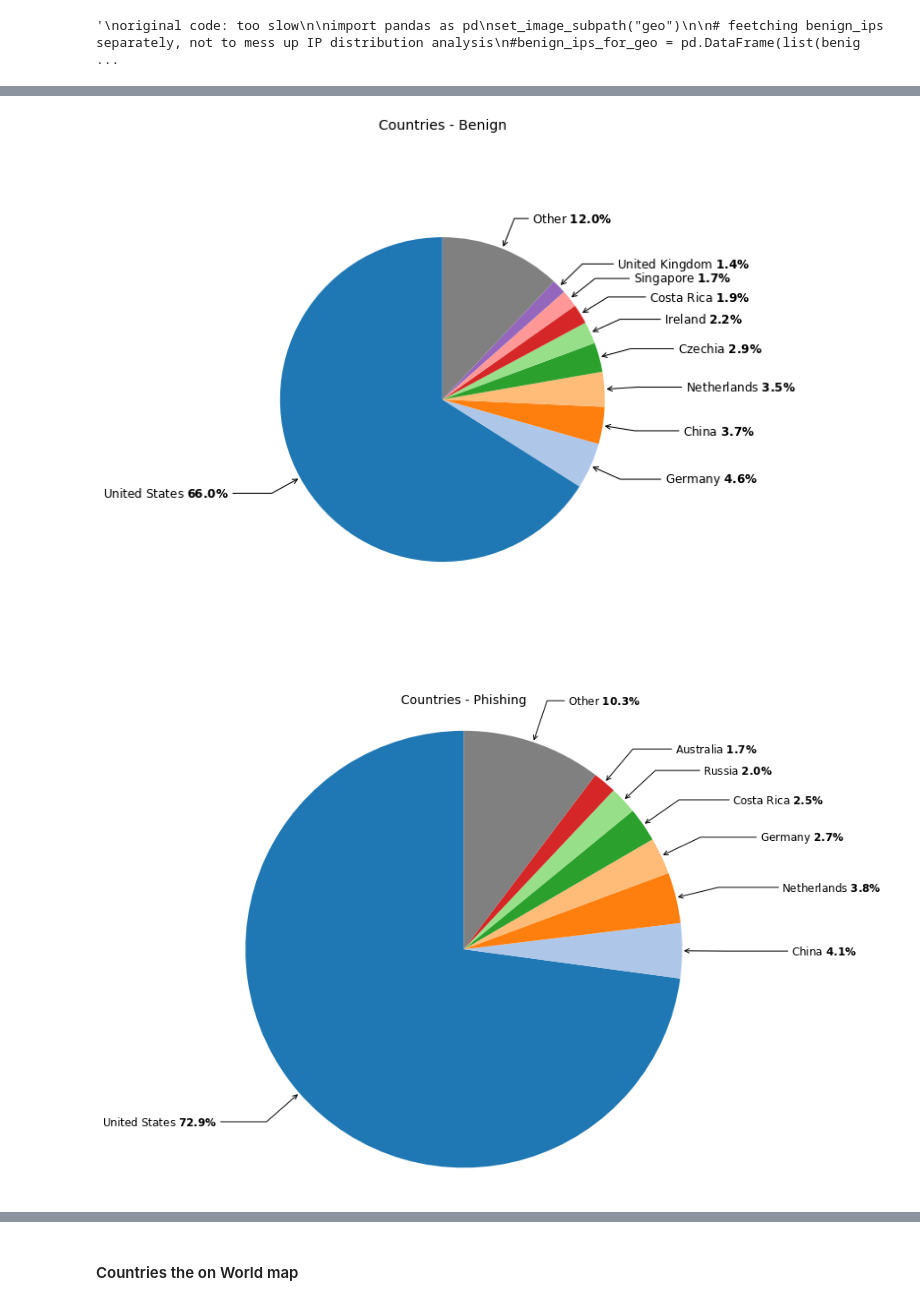
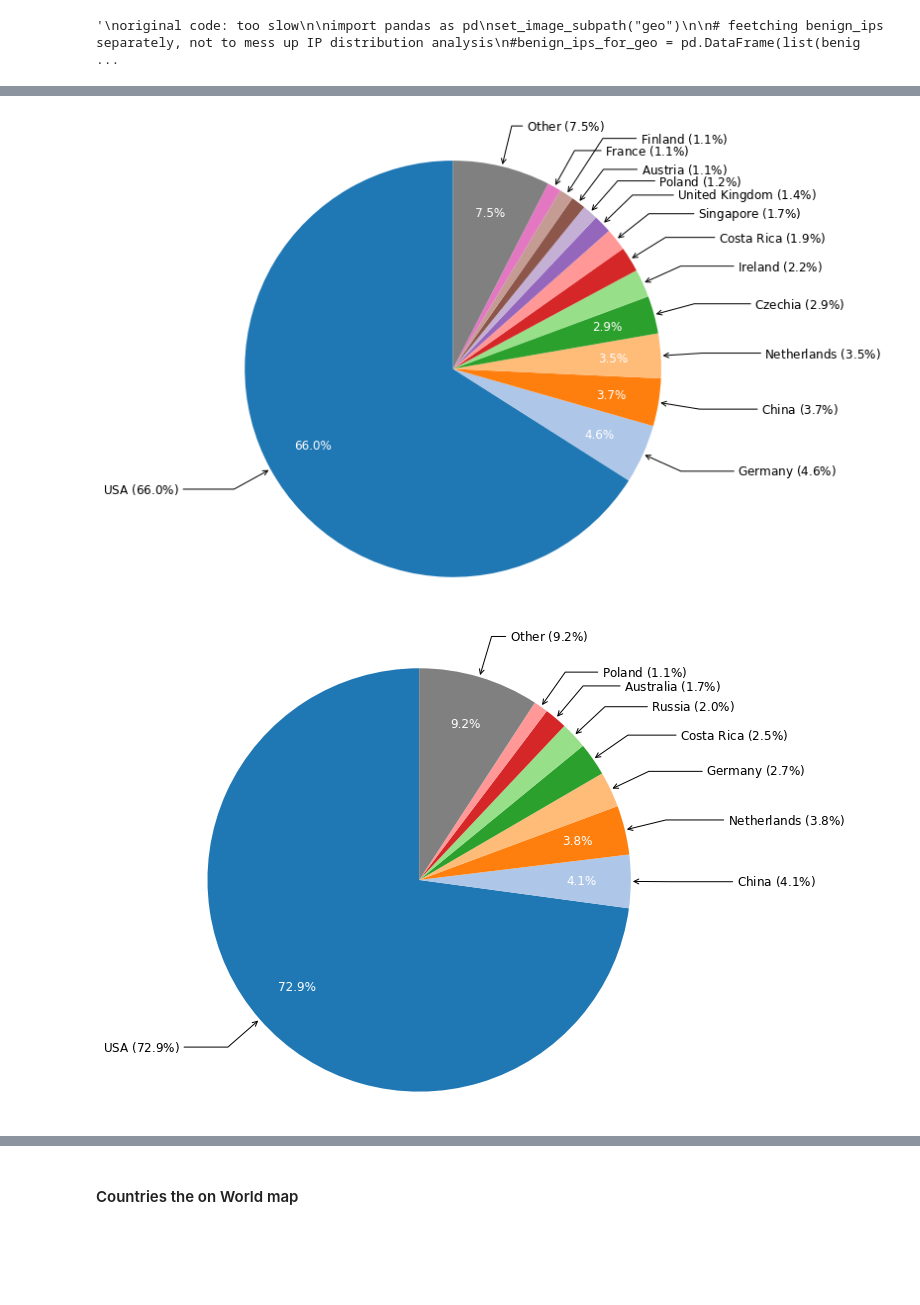
Before and after one commit to WitchoutName/pp-research-tools, a Jupyter notebook: MongoAnalysis.ipynb, the cells around one changed output, grey strips where cells are left out. Cells and saved outputs as stored; diff of their text form; code cells hidden in the pictures; blank space fills up the shorter version.

```diff
--- a/MongoAnalysis.ipynb
+++ b/MongoAnalysis.ipynb
@@ -1277,21 +1400,27 @@ misp_geo_df
 # %%
+set_image_subpath("geo")
+
+# Replace "United States" with "USA" in both DataFrames
+benign_geo_df["country"] = benign_geo_df["country"].replace("United States", "USA")
+misp_geo_df["country"] = misp_geo_df["country"].replace("United States", "USA")
+
 benign_coutries = benign_geo_df["country"]
 misp_coutries = misp_geo_df["country"]
 
-benign_top_n = 0.013
-misp_top_n = 0.012
+benign_top_n = 0.010
+misp_top_n = 0.010
 
 benign_coutry_dist = calculate_column_distribution(benign_geo_df, "country", benign_top_n)
 misp_coutry_dist = calculate_column_distribution(misp_geo_df, "country", misp_top_n)
 # %%
 feature_name = "Countrie"
 # Plot the Benign data
 # barplot_column_distribution(benign_coutry_dist, feature_name, "Benign", color="b", log_scale=True, bottom=1e-0)
-piechart_column_distribution3(benign_coutry_dist, feature_name, "Benign")
+piechart_column_distribution5(benign_coutry_dist, feature_name, "Benign", width=9, height=7)
 # Plot the Phishing data
 # barplot_column_distribution(misp_coutry_dist, feature_name, "Phishing", color="r", log_scale=True, bottom=1e-0)
-piechart_column_distribution3(misp_coutry_dist, feature_name, "Phishing")
+piechart_column_distribution5(misp_coutry_dist, feature_name, "Phishing", width=9, height=7)
 # %% [output]
-[figure, old version]
+[figure, new version]
-[figure, old version]
+[figure, new version]
 # %%
```
Also changed, not shown: parts of 28 cells of this notebook.
